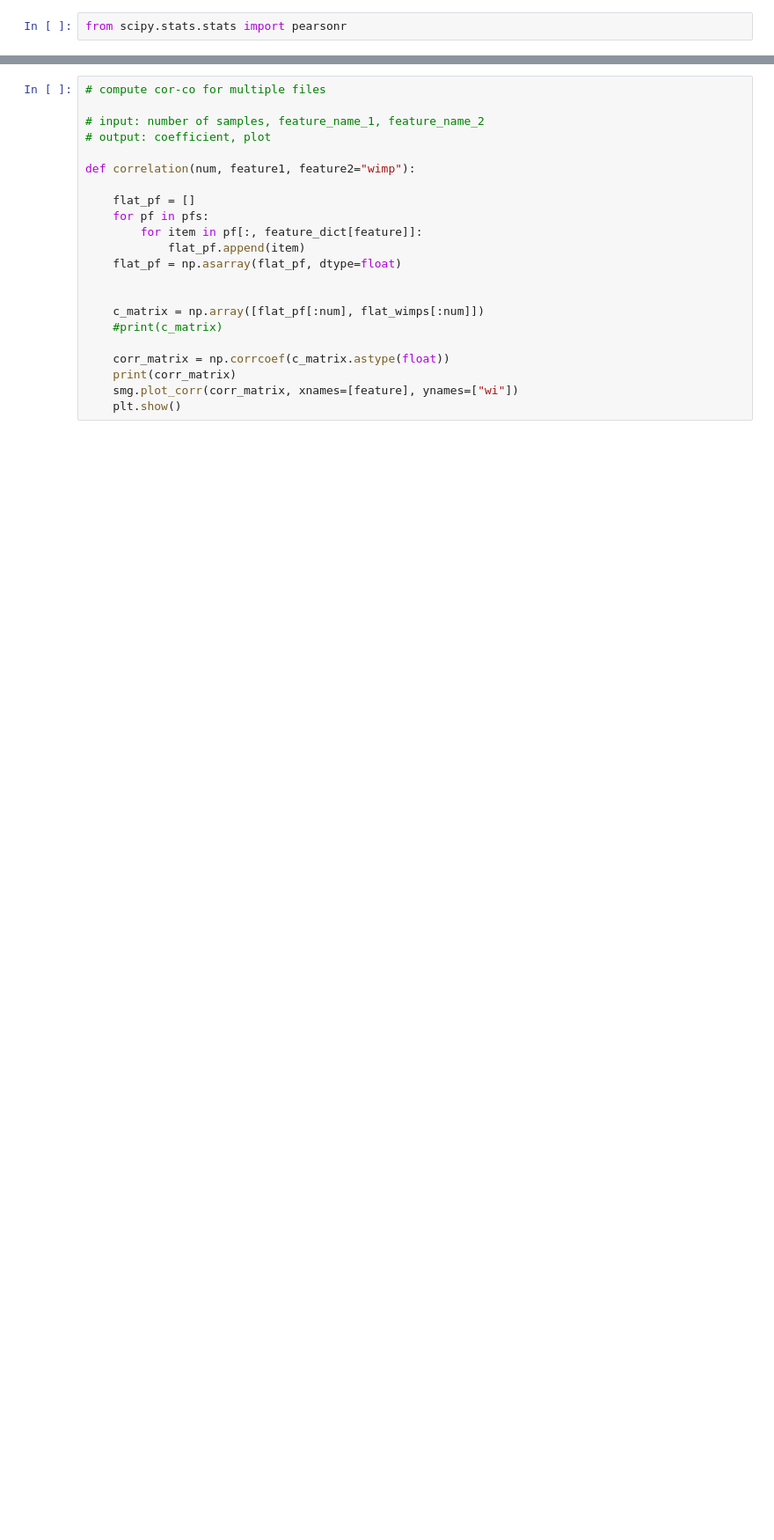
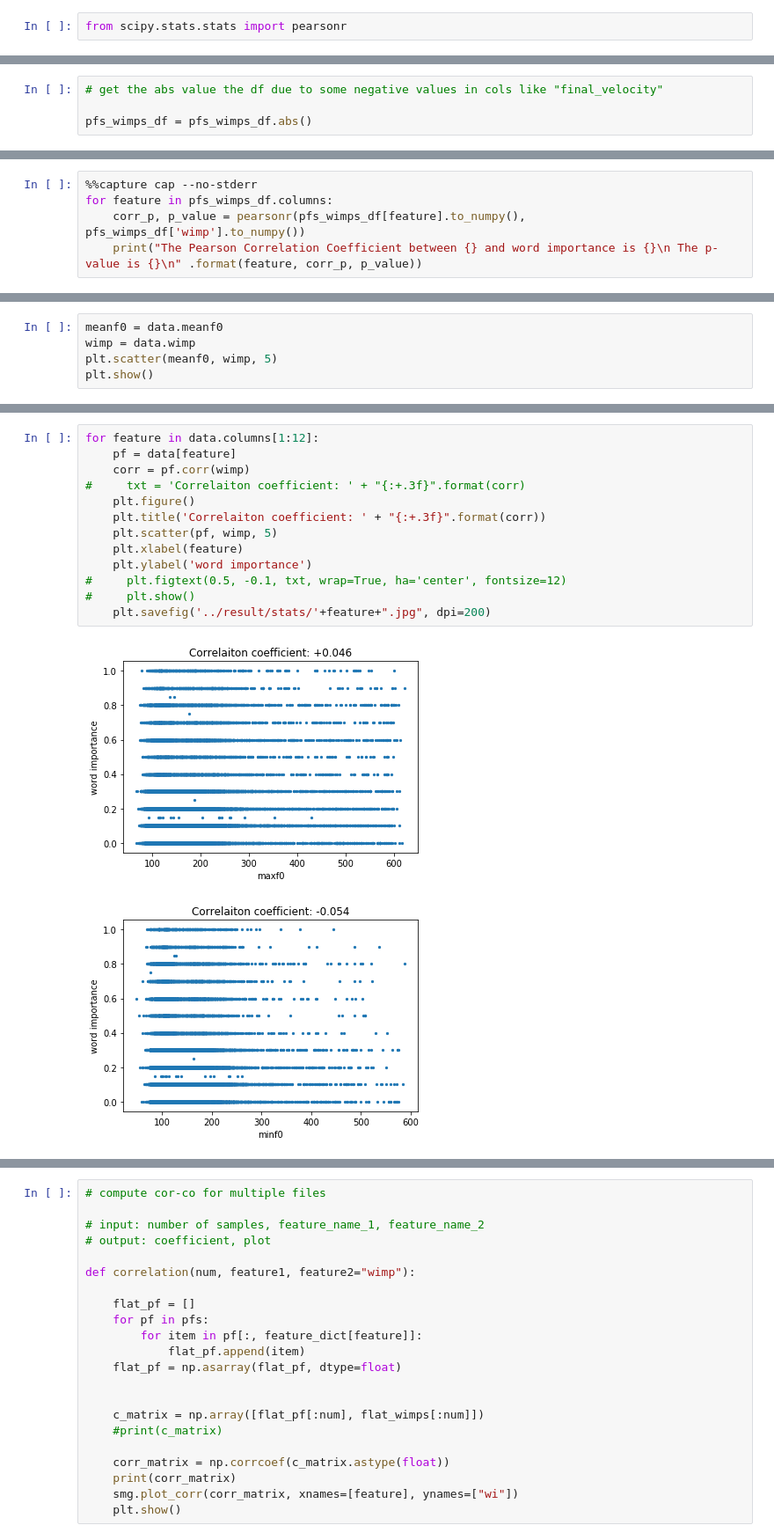
Before and after one commit to byronthecoder/Prosody-Prominence-Perplexity, a Jupyter notebook: ParselMouth.ipynb, the cells around one changed output, grey strips where cells are left out. Shown at 88% size. Cells and saved outputs as stored; diff of their text form; blank space fills up the shorter version.

```diff
--- a/ParselMouth.ipynb
+++ b/ParselMouth.ipynb
@@ -525,0 +510,4 @@ with open('../result/corr_p_all_24000.txt', 'w') as f:
+# %%
+# get the abs value the df due to some negative values in cols like "final_velocity"
+
+pfs_wimps_df = pfs_wimps_df.abs()
@@ -525,0 +518,5 @@ with open('../result/corr_p_all_24000.txt', 'w') as f:
+# %%
+%%capture cap --no-stderr
+for feature in pfs_wimps_df.columns:
+    corr_p, p_value = pearsonr(pfs_wimps_df[feature].to_numpy(), pfs_wimps_df['wimp'].to_numpy())
+    print("The Pearson Correlation Coefficient between {} and word importance is {}\n The p-value is {}\n" .format(feature, corr_p, p_value))
@@ -525,0 +558,5 @@ with open('../result/corr_p_all_24000.txt', 'w') as f:
+# %%
+meanf0 = data.meanf0
+wimp = data.wimp
+plt.scatter(meanf0, wimp, 5)
+plt.show()
@@ -525,0 +583,16 @@ with open('../result/corr_p_all_24000.txt', 'w') as f:
+# %%
+for feature in data.columns[1:12]:
+    pf = data[feature]
+    corr = pf.corr(wimp)
+#     txt = 'Correlaiton coefficient: ' + "{:+.3f}".format(corr)
+    plt.figure()
+    plt.title('Correlaiton coefficient: ' + "{:+.3f}".format(corr))
+    plt.scatter(pf, wimp, 5)
+    plt.xlabel(feature)
+    plt.ylabel('word importance')
+#     plt.figtext(0.5, -0.1, txt, wrap=True, ha='center', fontsize=12)
+#     plt.show()
+    plt.savefig('../result/stats/'+feature+".jpg", dpi=200)
+# %% [output]
+[figure, added]
+[figure, added]
```
Also changed, not shown: parts of 19 cells of this notebook, 1 other file.
